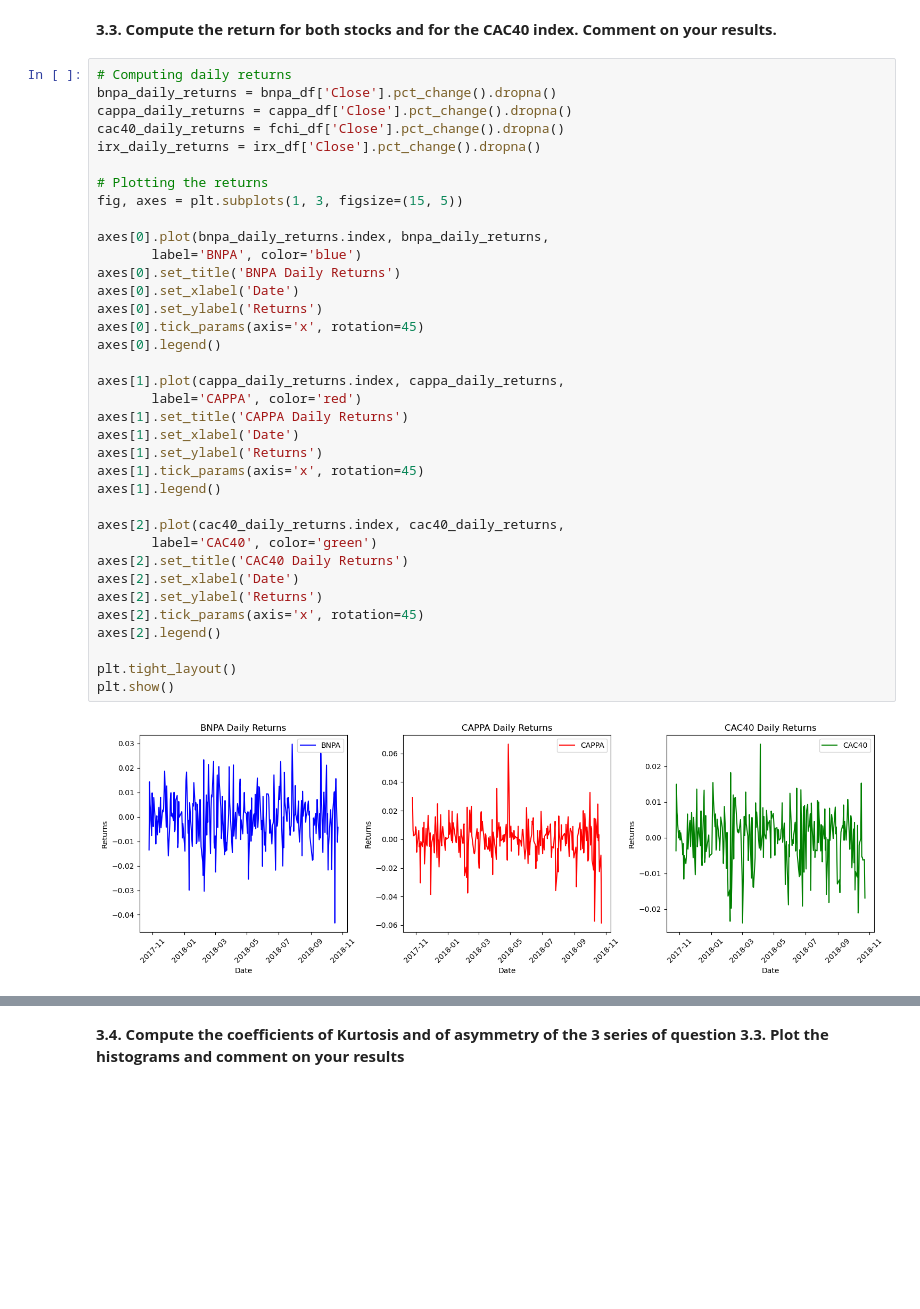
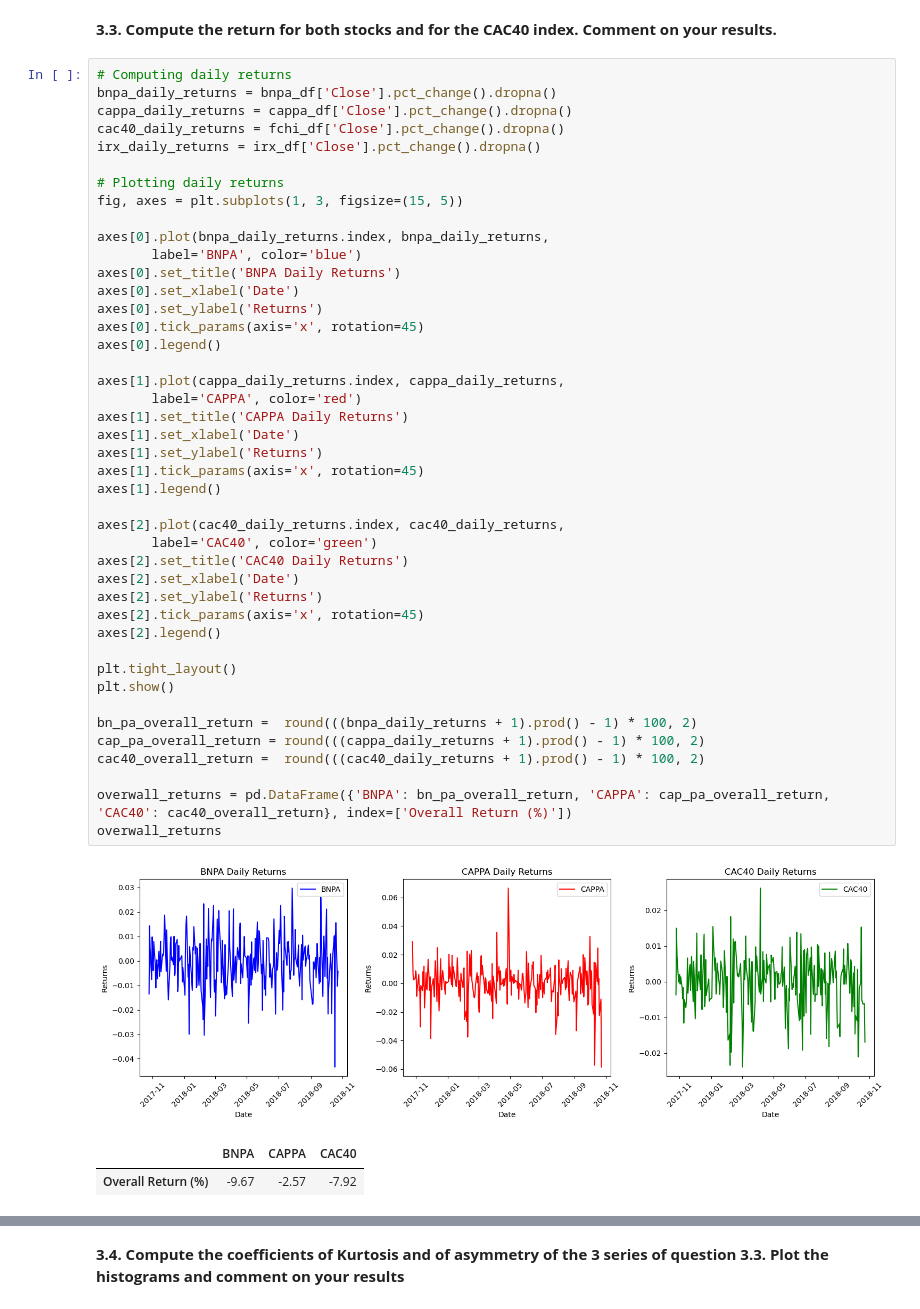
Before and after one commit to yurialvizi/mods205-digital-finance, a Jupyter notebook: project.ipynb, the cells around one changed output, grey strips where cells are left out. Saved outputs shown, nothing was run; the diff lists cells and outputs as text; blank space fills up the shorter version.

```diff
--- a/project.ipynb
+++ b/project.ipynb
@@ -131,34 +131,43 @@ cappa_daily_returns = cappa_df['Close'].pct_change().dropna()
 cac40_daily_returns = fchi_df['Close'].pct_change().dropna()
 irx_daily_returns = irx_df['Close'].pct_change().dropna()
 
-# Plotting the returns
+# Plotting daily returns
 fig, axes = plt.subplots(1, 3, figsize=(15, 5))
 
 axes[0].plot(bnpa_daily_returns.index, bnpa_daily_returns,
        label='BNPA', color='blue')
 axes[0].set_title('BNPA Daily Returns')
 axes[0].set_xlabel('Date')
 axes[0].set_ylabel('Returns')
 axes[0].tick_params(axis='x', rotation=45)
 axes[0].legend()
 
 axes[1].plot(cappa_daily_returns.index, cappa_daily_returns,
        label='CAPPA', color='red')
 axes[1].set_title('CAPPA Daily Returns')
 axes[1].set_xlabel('Date')
 axes[1].set_ylabel('Returns')
 axes[1].tick_params(axis='x', rotation=45)
 axes[1].legend()
 
 axes[2].plot(cac40_daily_returns.index, cac40_daily_returns,
        label='CAC40', color='green')
 axes[2].set_title('CAC40 Daily Returns')
 axes[2].set_xlabel('Date')
 axes[2].set_ylabel('Returns')
 axes[2].tick_params(axis='x', rotation=45)
 axes[2].legend()
 
 plt.tight_layout()
 plt.show()
+
+bn_pa_overall_return =  round(((bnpa_daily_returns + 1).prod() - 1) * 100, 2)
+cap_pa_overall_return = round(((cappa_daily_returns + 1).prod() - 1) * 100, 2)
+cac40_overall_return =  round(((cac40_daily_returns + 1).prod() - 1) * 100, 2)
+
+overwall_returns = pd.DataFrame({'BNPA': bn_pa_overall_return, 'CAPPA': cap_pa_overall_return, 'CAC40': cac40_overall_return}, index=['Overall Return (%)'])
+overwall_returns
 # %% [output]
 [figure]
+|  | BNPA | CAPPA | CAC40 |
+| Overall Return (%) | -9.67 | -2.57 | -7.92 |
```
Also changed, not shown: parts of 8 cells of this notebook.
